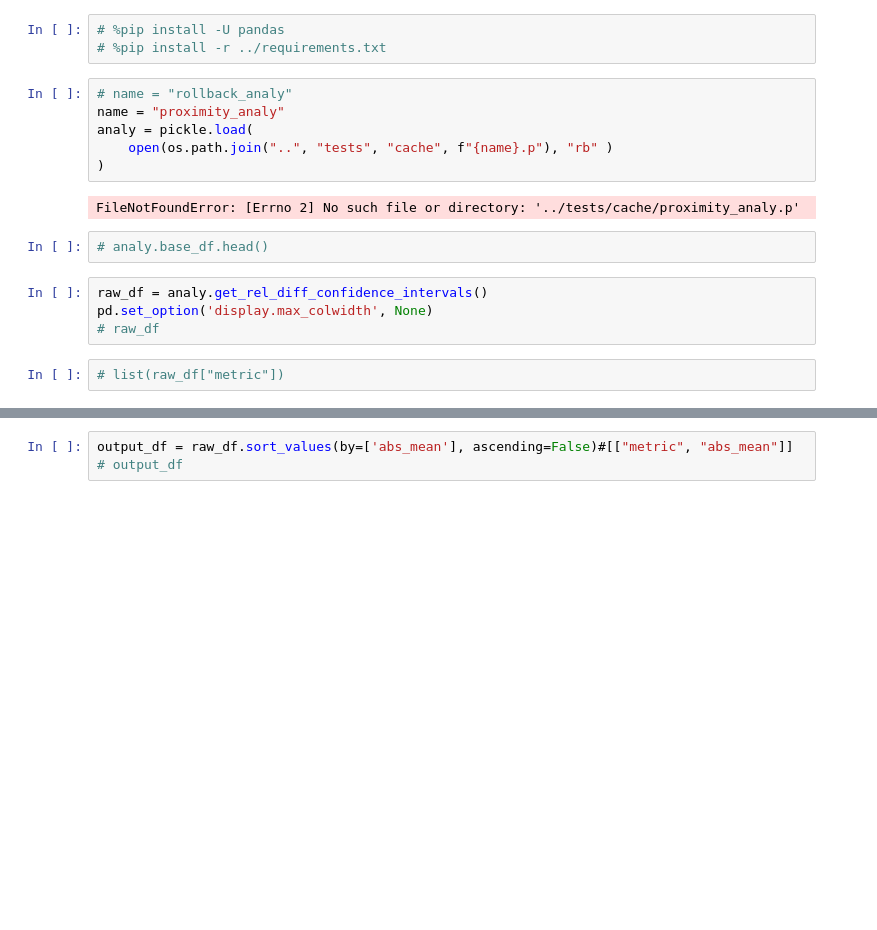
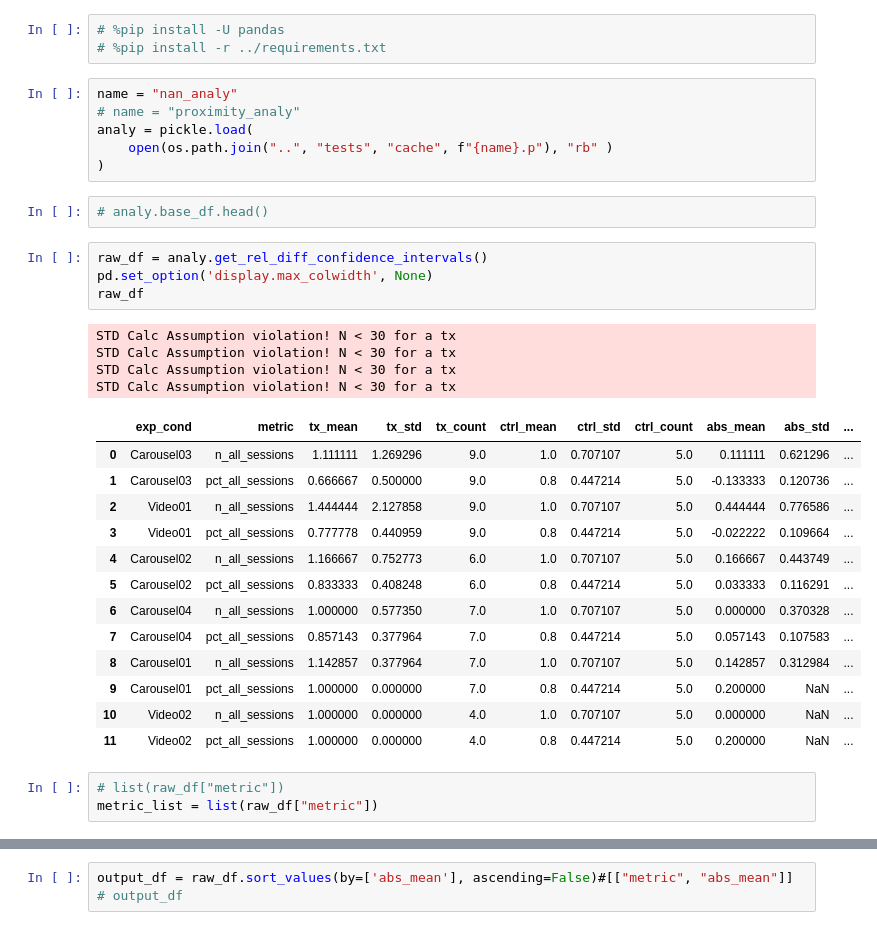
Before and after one commit to kylekovac/abautomator-swipe, a Jupyter notebook: notebooks/proximity_playground.ipynb, the cells around one changed output, grey strips where cells are left out. Drawn from its saved outputs; the diff is of its cells as text; blank space fills up the shorter version.

```diff
--- a/notebooks/proximity_playground.ipynb
+++ b/notebooks/proximity_playground.ipynb
@@ -24,19 +24,36 @@ Loading BokehJS ...
 # %pip install -U pandas
 # %pip install -r ../requirements.txt
 # %%
-# name = "rollback_analy"
-name = "proximity_analy"
+name = "nan_analy"
+# name = "proximity_analy"
 analy = pickle.load(
     open(os.path.join("..", "tests", "cache", f"{name}.p"), "rb" )
 )
-# %% [output]
-FileNotFoundError: [Errno 2] No such file or directory: '../tests/cache/proximity_analy.p'
 # %%
 # analy.base_df.head()
 # %%
 raw_df = analy.get_rel_diff_confidence_intervals()
 pd.set_option('display.max_colwidth', None)
-# raw_df
+raw_df
+# %% [output]
+STD Calc Assumption violation! N < 30 for a tx
+STD Calc Assumption violation! N < 30 for a tx
+STD Calc Assumption violation! N < 30 for a tx
+STD Calc Assumption violation! N < 30 for a tx
+|  | exp_cond | metric | tx_mean | tx_std | tx_count | ctrl_mean | ctrl_std | ctrl_count | abs_mean | abs_std | ... |
+| 0 | Carousel03 | n_all_sessions | 1.111111 | 1.269296 | 9.0 | 1.0 | 0.707107 | 5.0 | 0.111111 | 0.621296 | ... |
+| 1 | Carousel03 | pct_all_sessions | 0.666667 | 0.500000 | 9.0 | 0.8 | 0.447214 | 5.0 | -0.133333 | 0.120736 | ... |
+| 2 | Video01 | n_all_sessions | 1.444444 | 2.127858 | 9.0 | 1.0 | 0.707107 | 5.0 | 0.444444 | 0.776586 | ... |
+| 3 | Video01 | pct_all_sessions | 0.777778 | 0.440959 | 9.0 | 0.8 | 0.447214 | 5.0 | -0.022222 | 0.109664 | ... |
+| 4 | Carousel02 | n_all_sessions | 1.166667 | 0.752773 | 6.0 | 1.0 | 0.707107 | 5.0 | 0.166667 | 0.443749 | ... |
+| 5 | Carousel02 | pct_all_sessions | 0.833333 | 0.408248 | 6.0 | 0.8 | 0.447214 | 5.0 | 0.033333 | 0.116291 | ... |
+| 6 | Carousel04 | n_all_sessions | 1.000000 | 0.577350 | 7.0 | 1.0 | 0.707107 | 5.0 | 0.000000 | 0.370328 | ... |
+| 7 | Carousel04 | pct_all_sessions | 0.857143 | 0.377964 | 7.0 | 0.8 | 0.447214 | 5.0 | 0.057143 | 0.107583 | ... |
+| 8 | Carousel01 | n_all_sessions | 1.142857 | 0.377964 | 7.0 | 1.0 | 0.707107 | 5.0 | 0.142857 | 0.312984 | ... |
+| 9 | Carousel01 | pct_all_sessions | 1.000000 | 0.000000 | 7.0 | 0.8 | 0.447214 | 5.0 | 0.200000 | NaN | ... |
+| 10 | Video02 | n_all_sessions | 1.000000 | 0.000000 | 4.0 | 1.0 | 0.707107 | 5.0 | 0.000000 | NaN | ... |
+| 11 | Video02 | pct_all_sessions | 1.000000 | 0.000000 | 4.0 | 0.8 | 0.447214 | 5.0 | 0.200000 | NaN | ... |
 # %%
 # list(raw_df["metric"])
+metric_list = list(raw_df["metric"])
 # %%
```
Also changed, not shown: parts of 2 cells of this notebook, 3 other files.
